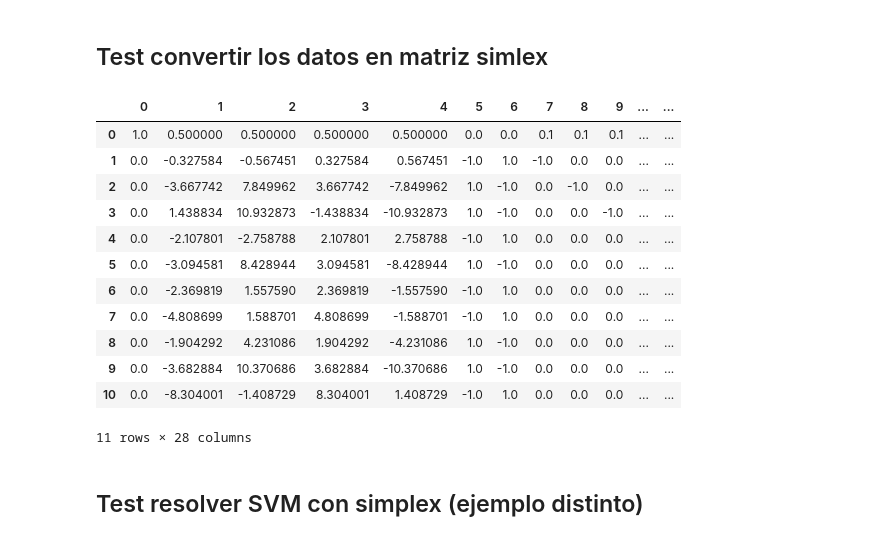
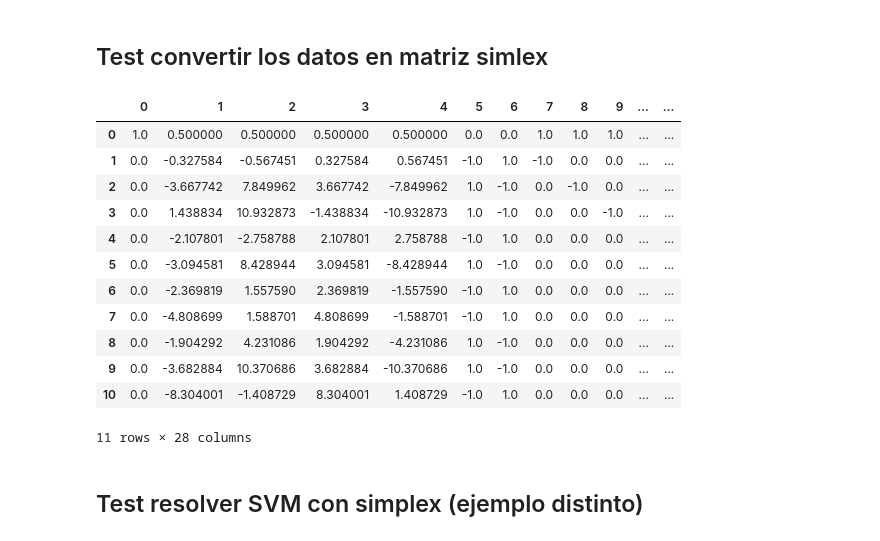
Before and after one commit to JaJeJoTor/io-practica1, a Jupyter notebook: tests_parte_1.ipynb, the cells around one changed output. Drawn from its saved outputs; the diff is of its cells as text; code cells hidden in the pictures.

```diff
--- a/tests_parte_1.ipynb
+++ b/tests_parte_1.ipynb
@@ -270,11 +345,11 @@ print(y)
 # %%
 import pandas as pd
 
-l1_svm_matrix = l1_svm.generate_svm_matrix(X, y, C=0.1)
+l1_svm_matrix = l1_svm.generate_svm_matrix(X, y, C=1)
 pd.DataFrame(l1_svm_matrix)
 # %% [output]
 |  | 0 | 1 | 2 | 3 | 4 | 5 | 6 | 7 | 8 | 9 | ... | ... |
-| 0 | 1.0 | 0.500000 | 0.500000 | 0.500000 | 0.500000 | 0.0 | 0.0 | 0.1 | 0.1 | 0.1 | ... | ... |
+| 0 | 1.0 | 0.500000 | 0.500000 | 0.500000 | 0.500000 | 0.0 | 0.0 | 1.0 | 1.0 | 1.0 | ... | ... |
 | 1 | 0.0 | -0.327584 | -0.567451 | 0.327584 | 0.567451 | -1.0 | 1.0 | -1.0 | 0.0 | 0.0 | ... | ... |
 | 2 | 0.0 | -3.667742 | 7.849962 | 3.667742 | -7.849962 | 1.0 | -1.0 | 0.0 | -1.0 | 0.0 | ... | ... |
 | 3 | 0.0 | 1.438834 | 10.932873 | -1.438834 | -10.932873 | 1.0 | -1.0 | 0.0 | 0.0 | -1.0 | ... | ... |
```
Also changed, not shown: parts of 8 cells of this notebook, 1 other file.
